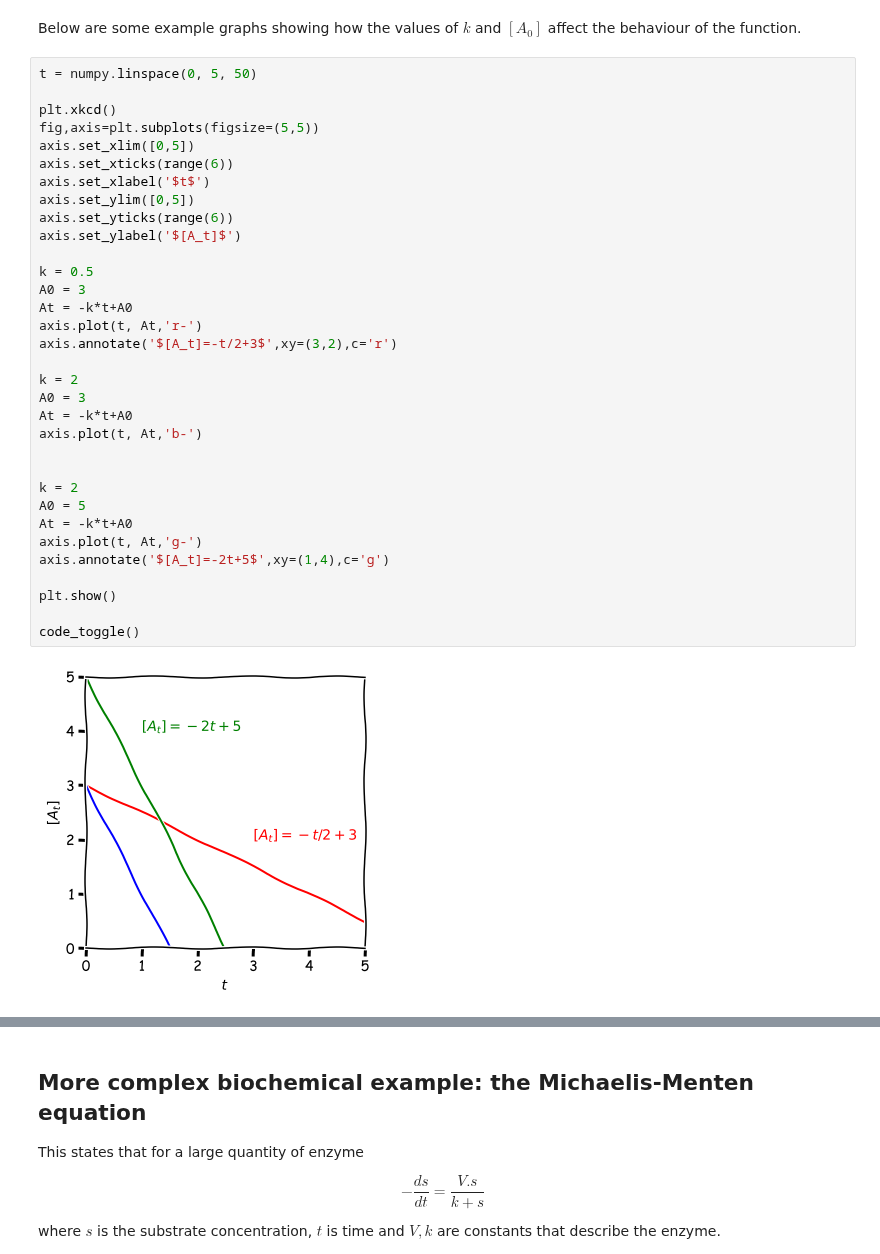
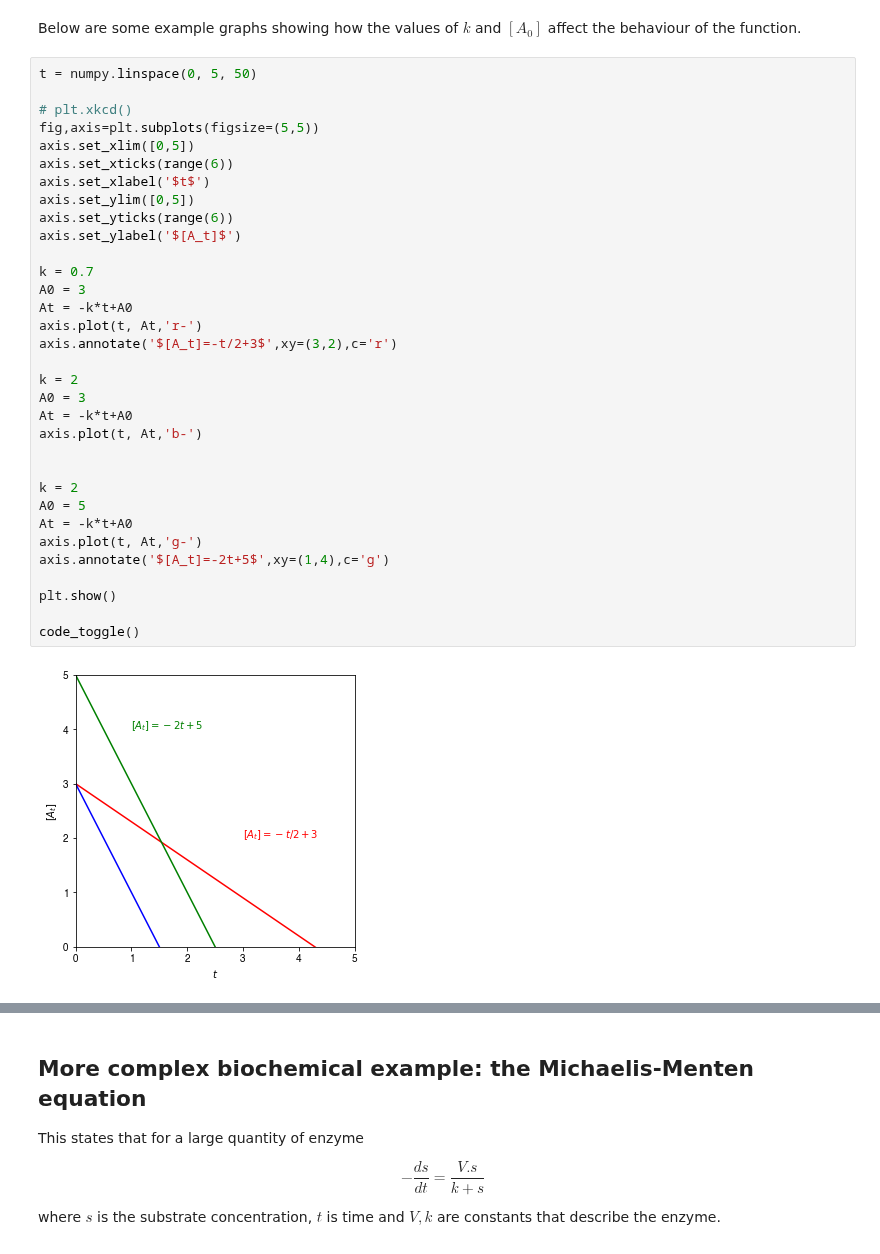
Before and after one commit to philipwfowler/quantitative_biochemistry, a Jupyter notebook: lectures/L11.ipynb, the cells around one changed output, grey strips where cells are left out. Cells and saved outputs as stored; diff of their text form.

```diff
--- a/lectures/L11.ipynb
+++ b/lectures/L11.ipynb
@@ -202,38 +202,38 @@ Below are some example graphs showing how the values of $k$ and $[A_0]$ affect t
 # %%
 t = numpy.linspace(0, 5, 50)
 
-plt.xkcd()
+# plt.xkcd()
 fig,axis=plt.subplots(figsize=(5,5))
 axis.set_xlim([0,5])
 axis.set_xticks(range(6))
 axis.set_xlabel('$t$')
 axis.set_ylim([0,5])
 axis.set_yticks(range(6))
 axis.set_ylabel('$[A_t]$')
 
-k = 0.5
+k = 0.7
 A0 = 3
 At = -k*t+A0
 axis.plot(t, At,'r-')
 axis.annotate('$[A_t]=-t/2+3$',xy=(3,2),c='r')
 
 k = 2
 A0 = 3
 At = -k*t+A0
 axis.plot(t, At,'b-')
 
 
 k = 2
 A0 = 5
 At = -k*t+A0
 axis.plot(t, At,'g-')
 axis.annotate('$[A_t]=-2t+5$',xy=(1,4),c='g')
 
 plt.show()
 
 code_toggle()
 # %% [output]
-[figure, old version]
+[figure, new version]
 [interactive output not drawn]
 # %% [markdown]
 ## More complex biochemical example: the Michaelis-Menten equation
```
Also changed, not shown: parts of 1 cell of this notebook.
